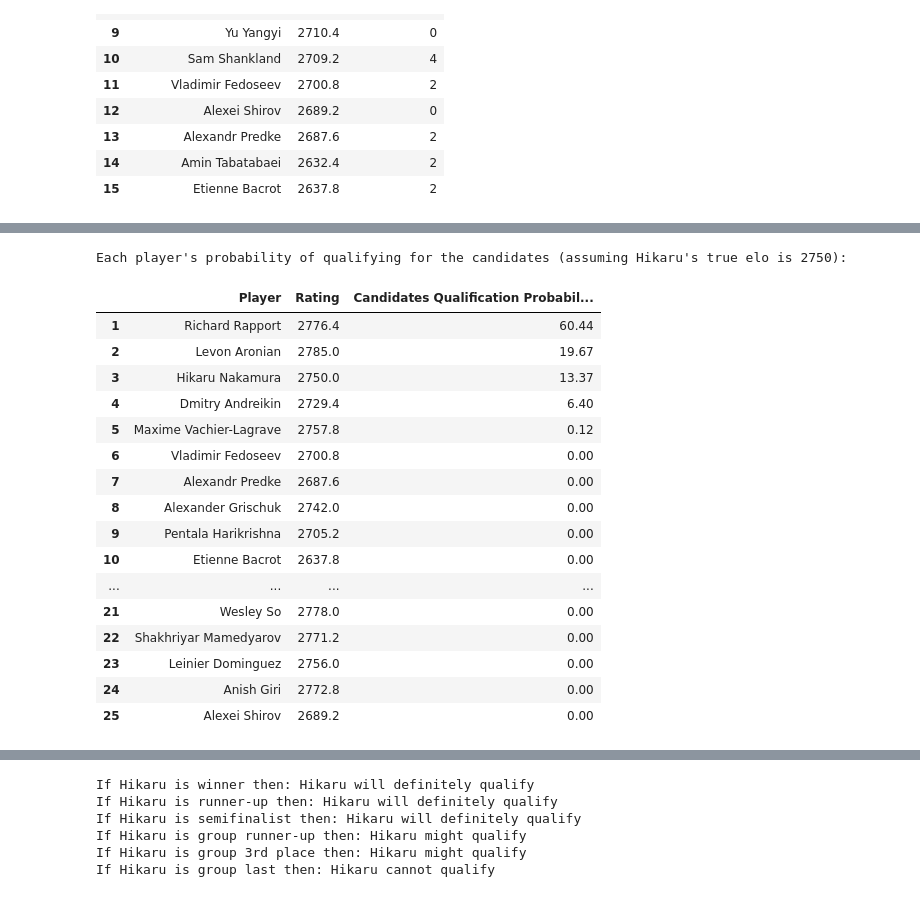
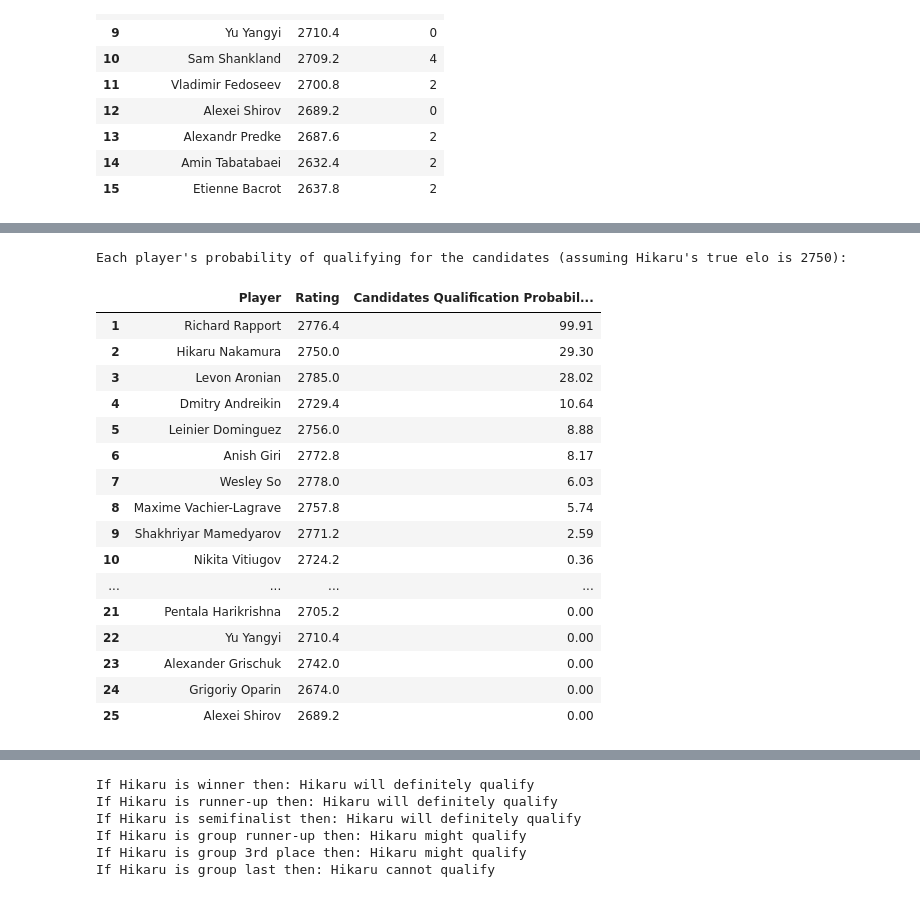
Before and after one commit to mureytasroc/grand-prix-analysis, a Jupyter notebook: grand_prix_analysis.ipynb, the cells around one changed output, grey strips where cells are left out. Cells and saved outputs as stored; diff of their text form; code cells hidden in the pictures.

```diff
--- a/grand_prix_analysis.ipynb
+++ b/grand_prix_analysis.ipynb
@@ -385,49 +385,47 @@ Average points by player for the simulated FIDE Grand Prix (assuming Hikaru's tr
 # %%
 # Probability of qualifying for the candidates, by player
 
 prob_final = None
 
+cand_prob_col = "Candidates Qualification Probability (%)"
+
 for _ in range(MONTE_CARLO_ROUNDS):
     sim = sim_grand_prix()
     if prob_final is None:
         prob_final = sim.copy(deep=True)
-        prob_final["Candidates Qualification Probability (%)"] = 0
-    sim.loc[:2, "num_qualified"] = 1
-    sim.loc[2:, "num_qualified"] = 0
+        prob_final[cand_prob_col] = 0
+    sim.loc[:3, "num_qualified"] = 1
+    sim.loc[3:, "num_qualified"] = 0
     new_prob_final = pd.merge(prob_final, sim, on=["Player", "Rating"], how="inner")
-    new_prob_final["Candidates Qualification Probability (%)"] += new_prob_final["num_qualified"]
-    prob_final = new_prob_final[
-        ["Player", "Rating", "Candidates Qualification Probability (%)"]
-    ].copy(deep=True)
+    new_prob_final[cand_prob_col] += new_prob_final["num_qualified"]
+    prob_final = new_prob_final[["Player", "Rating", cand_prob_col]].copy(deep=True)
 
-prob_final["Candidates Qualification Probability (%)"] /= MONTE_CARLO_ROUNDS
-prob_final["Candidates Qualification Probability (%)"] *= 100
-prob_final = prob_final.sort_values(
-    by="Candidates Qualification Probability (%)", ascending=False
-).reset_index(drop=True)
+prob_final[cand_prob_col] /= MONTE_CARLO_ROUNDS
+prob_final[cand_prob_col] *= 100
+prob_final = prob_final.sort_values(by=cand_prob_col, ascending=False).reset_index(drop=True)
 prob_final.index = prob_final.index + 1
 
 print(
     "Each player's probability of qualifying for the candidates "
     f"(assuming Hikaru's true elo is {name_to_rating[hikaru]}):"
 )
 prob_final
 # %% [output]
 Each player's probability of qualifying for the candidates (assuming Hikaru's true elo is 2750):
 |  | Player | Rating | Candidates Qualification Probabil... |
-| 1 | Richard Rapport | 2776.4 | 60.44 |
-| 2 | Levon Aronian | 2785.0 | 19.67 |
-| 3 | Hikaru Nakamura | 2750.0 | 13.37 |
-| 4 | Dmitry Andreikin | 2729.4 | 6.40 |
-| 5 | Maxime Vachier-Lagrave | 2757.8 | 0.12 |
-| 6 | Vladimir Fedoseev | 2700.8 | 0.00 |
-| 7 | Alexandr Predke | 2687.6 | 0.00 |
-| 8 | Alexander Grischuk | 2742.0 | 0.00 |
-| 9 | Pentala Harikrishna | 2705.2 | 0.00 |
-| 10 | Etienne Bacrot | 2637.8 | 0.00 |
+| 1 | Richard Rapport | 2776.4 | 99.91 |
+| 2 | Hikaru Nakamura | 2750.0 | 29.30 |
+| 3 | Levon Aronian | 2785.0 | 28.02 |
+| 4 | Dmitry Andreikin | 2729.4 | 10.64 |
+| 5 | Leinier Dominguez | 2756.0 | 8.88 |
+| 6 | Anish Giri | 2772.8 | 8.17 |
+| 7 | Wesley So | 2778.0 | 6.03 |
+| 8 | Maxime Vachier-Lagrave | 2757.8 | 5.74 |
+| 9 | Shakhriyar Mamedyarov | 2771.2 | 2.59 |
+| 10 | Nikita Vitiugov | 2724.2 | 0.36 |
 | ... | ... | ... | ... |
-| 21 | Wesley So | 2778.0 | 0.00 |
-| 22 | Shakhriyar Mamedyarov | 2771.2 | 0.00 |
-| 23 | Leinier Dominguez | 2756.0 | 0.00 |
-| 24 | Anish Giri | 2772.8 | 0.00 |
+| 21 | Pentala Harikrishna | 2705.2 | 0.00 |
+| 22 | Yu Yangyi | 2710.4 | 0.00 |
+| 23 | Alexander Grischuk | 2742.0 | 0.00 |
+| 24 | Grigoriy Oparin | 2674.0 | 0.00 |
 | 25 | Alexei Shirov | 2689.2 | 0.00 |
```
Also changed, not shown: parts of 14 cells of this notebook, 1 other file.
